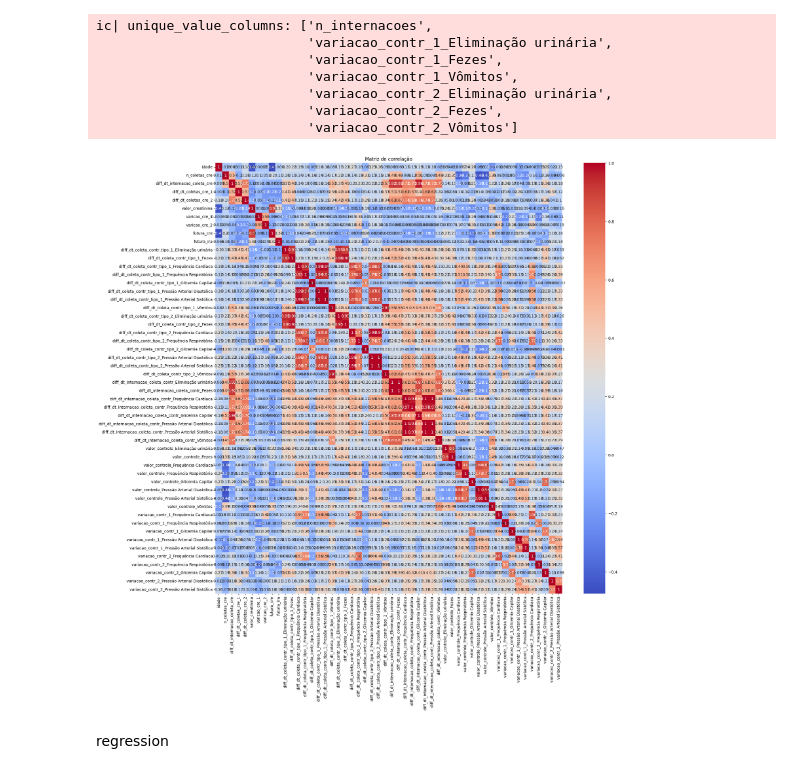
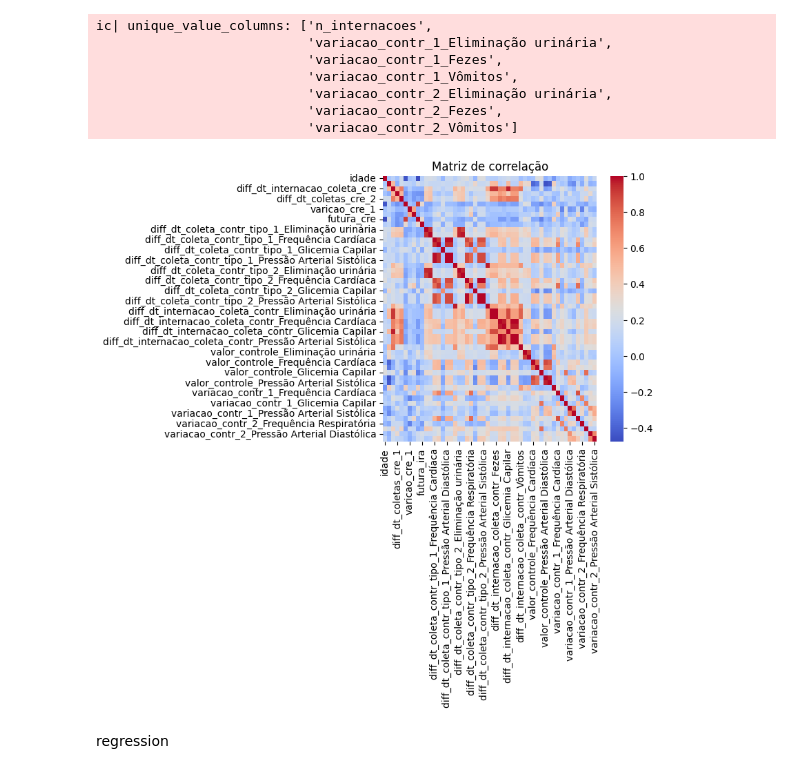
Before and after one commit to gabrielfmcoelho/IRA-HU-UFPI, a Jupyter notebook: notebooks/ira_analysis.ipynb, the cells around one changed output. Drawn from its saved outputs; the diff is of its cells as text; code cells hidden in the pictures.

```diff
--- a/notebooks/ira_analysis.ipynb
+++ b/notebooks/ira_analysis.ipynb
@@ -1204,12 +1194,12 @@ ic| unique_value_columns: ['n_internacoes',
                            'variacao_contr_2_Fezes',
                            'variacao_contr_2_Vômitos']
 # %%
-plt.figure(figsize=(20, 20))
-sns.heatmap(df_base_final_to_ml.corr(), annot=True, cmap='coolwarm')
+plt.figure(figsize=(5, 5))
+sns.heatmap(df_base_final_to_ml.corr(), annot=False, cmap='coolwarm')
 plt.title('Matriz de correlação')
 plt.show()
 # %% [output]
-[figure, old version]
+[figure, new version]
 # %% [markdown]
 regression
 # %%
```
Also changed, not shown: parts of 6 cells of this notebook, 1 other file.
